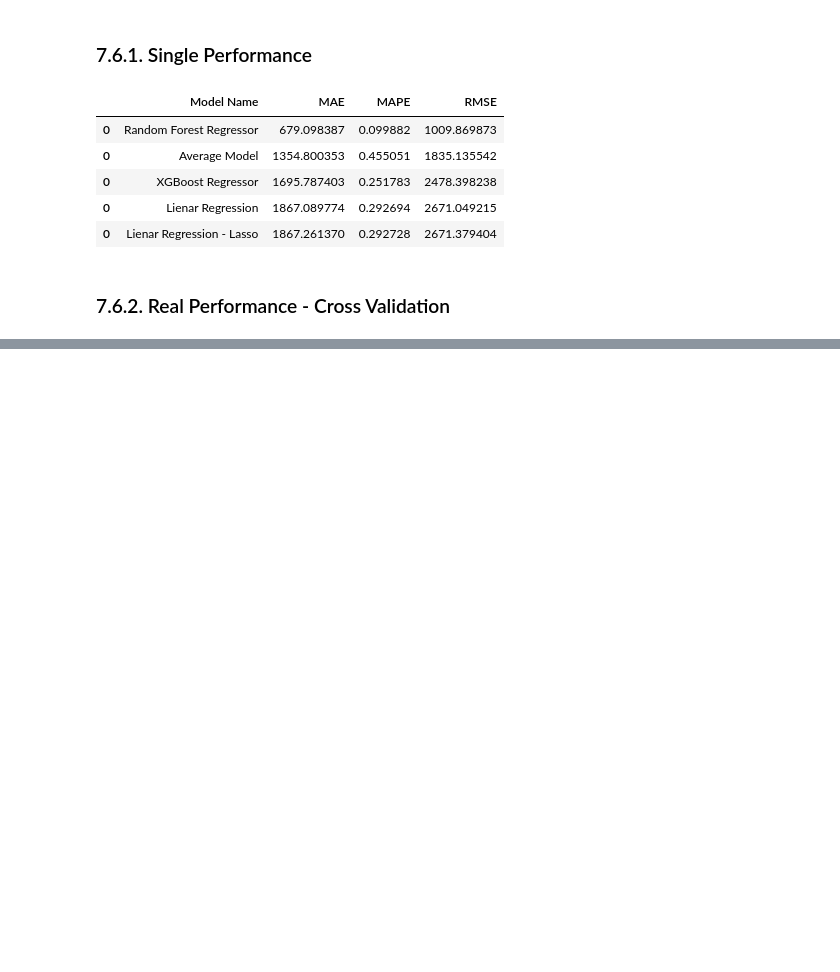
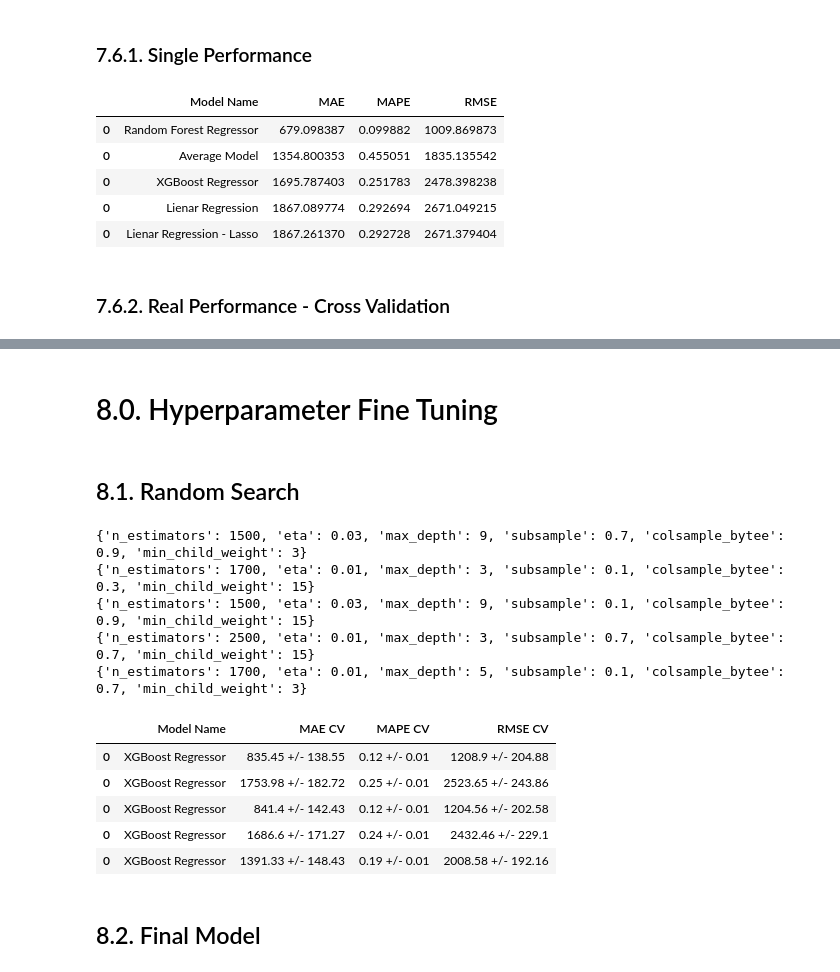
Before and after one commit to Eduupaiva/ds_em_produ, a Jupyter notebook: projeto_ds_em_prod.ipynb, the cells around one changed output, grey strips where cells are left out. Drawn from its saved outputs; the diff is of its cells as text; code cells hidden in the pictures; blank space fills up the shorter version.

Commit message:
Hyper Parameters Fine Tuning Strategy Done

```diff
--- a/projeto_ds_em_prod.ipynb
+++ b/projeto_ds_em_prod.ipynb
@@ -1337,2 +1337,6 @@ modelling_result_cv
 | 0 | Random Forest | 837.47 +/- 218.61 | 0.12 +/- 0.02 | 1257.22 +/- 319.82 |
 | 0 | XGBoost | 1862.62 +/- 294.29 | 0.25 +/- 0.01 | 2688.95 +/- 434.78 |
+# %% [markdown]
+# 8.0. Hyperparameter Fine Tuning
+# %% [markdown]
+## 8.1. Random Search
@@ -1338,0 +1347,47 @@ modelling_result_cv
+# %%
+param = {
+         'n_estimators': [1500, 1700, 2500, 3000, 3500],
+         'eta': [0.01, 0.03],
+         'max_depth': [3, 5, 9],
+         'subsample': [0.1, 0.5, 0.7],
+         'colsample_bytee': [0.3, 0.7, 0.9],
+         'min_child_weight': [3, 8, 15]
+         }
+
+MAX_EVAL = 5
+# %%
+final_result = pd.DataFrame()
+for i in range( MAX_EVAL ):
+    #Chose Values for parameters randomly
+    hp = { k: random.sample(v, 1 )[0]for k, v in param.items() }
+    print( hp )
+
+    # Model
+    model_xgb = xgb.XGBRegressor( objective='reg:squarederror',
+                                n_estimators=hp['n_estimators'],
+                                eta=hp['eta'],
+                                max_depth=hp['max_depth'],
+                                subsample=hp['subsample'],
+                                colsample_bytee=hp['colsample_bytee'],
+                                min_child_weight=hp['min_child_weight'] )
+
+    # Performance
+    result = cross_validation( x_training, 5, 'XGBoost Regressor', model_xgb, verbose=False )
+
+    final_result = pd.concat( [final_result, result] )
+
+final_result
+# %% [output]
+{'n_estimators': 1500, 'eta': 0.03, 'max_depth': 9, 'subsample': 0.7, 'colsample_bytee': 0.9, 'min_child_weight': 3}
+{'n_estimators': 1700, 'eta': 0.01, 'max_depth': 3, 'subsample': 0.1, 'colsample_bytee': 0.3, 'min_child_weight': 15}
+{'n_estimators': 1500, 'eta': 0.03, 'max_depth': 9, 'subsample': 0.1, 'colsample_bytee': 0.9, 'min_child_weight': 15}
+{'n_estimators': 2500, 'eta': 0.01, 'max_depth': 3, 'subsample': 0.7, 'colsample_bytee': 0.7, 'min_child_weight': 15}
+{'n_estimators': 1700, 'eta': 0.01, 'max_depth': 5, 'subsample': 0.1, 'colsample_bytee': 0.7, 'min_child_weight': 3}
+|  | Model Name | MAE CV | MAPE CV | RMSE CV |
+| 0 | XGBoost Regressor | 835.45 +/- 138.55 | 0.12 +/- 0.01 | 1208.9 +/- 204.88 |
+| 0 | XGBoost Regressor | 1753.98 +/- 182.72 | 0.25 +/- 0.01 | 2523.65 +/- 243.86 |
+| 0 | XGBoost Regressor | 841.4 +/- 142.43 | 0.12 +/- 0.01 | 1204.56 +/- 202.58 |
+| 0 | XGBoost Regressor | 1686.6 +/- 171.27 | 0.24 +/- 0.01 | 2432.46 +/- 229.1 |
+| 0 | XGBoost Regressor | 1391.33 +/- 148.43 | 0.19 +/- 0.01 | 2008.58 +/- 192.16 |
+# %% [markdown]
+## 8.2. Final Model
```
Also changed, not shown: parts of 8 cells of this notebook.
